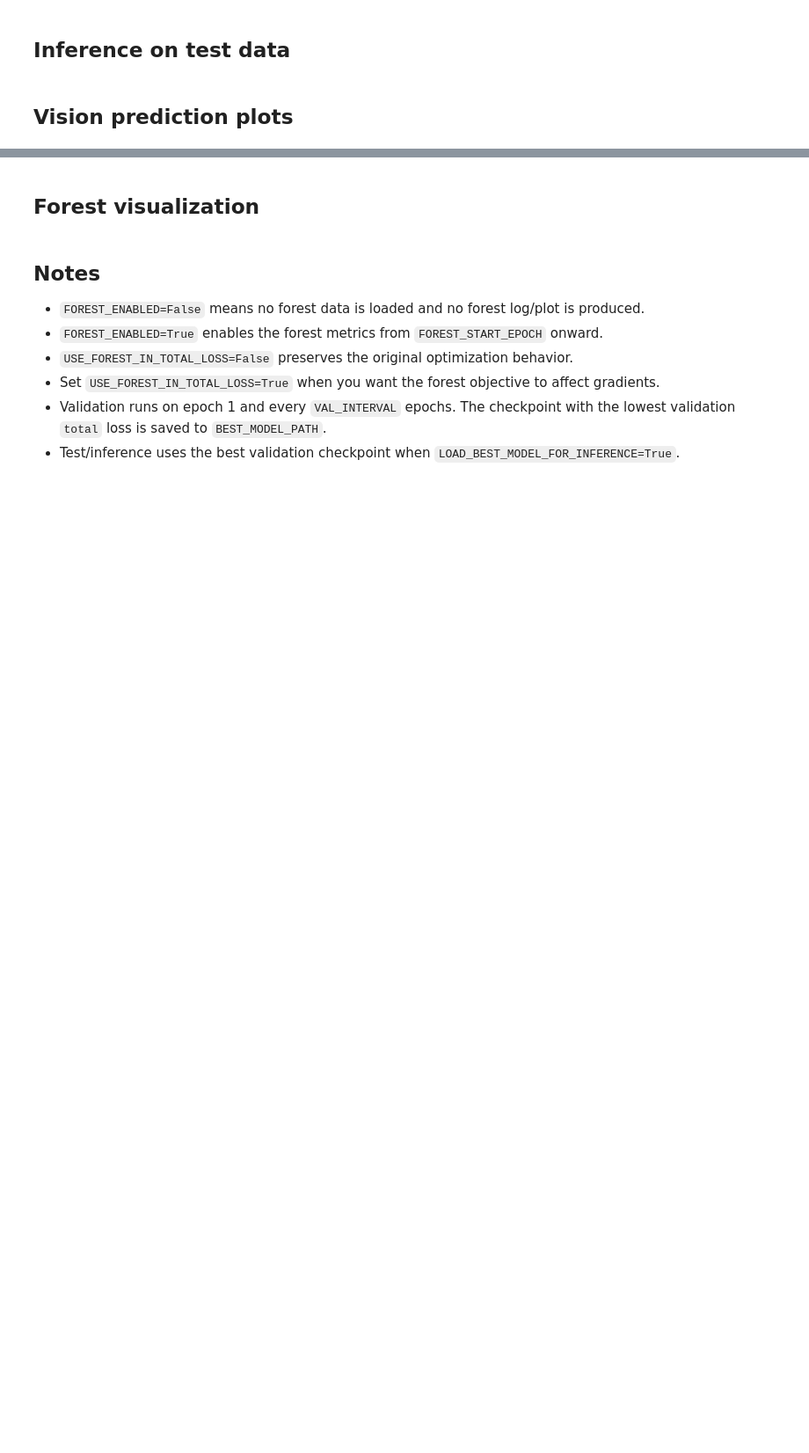
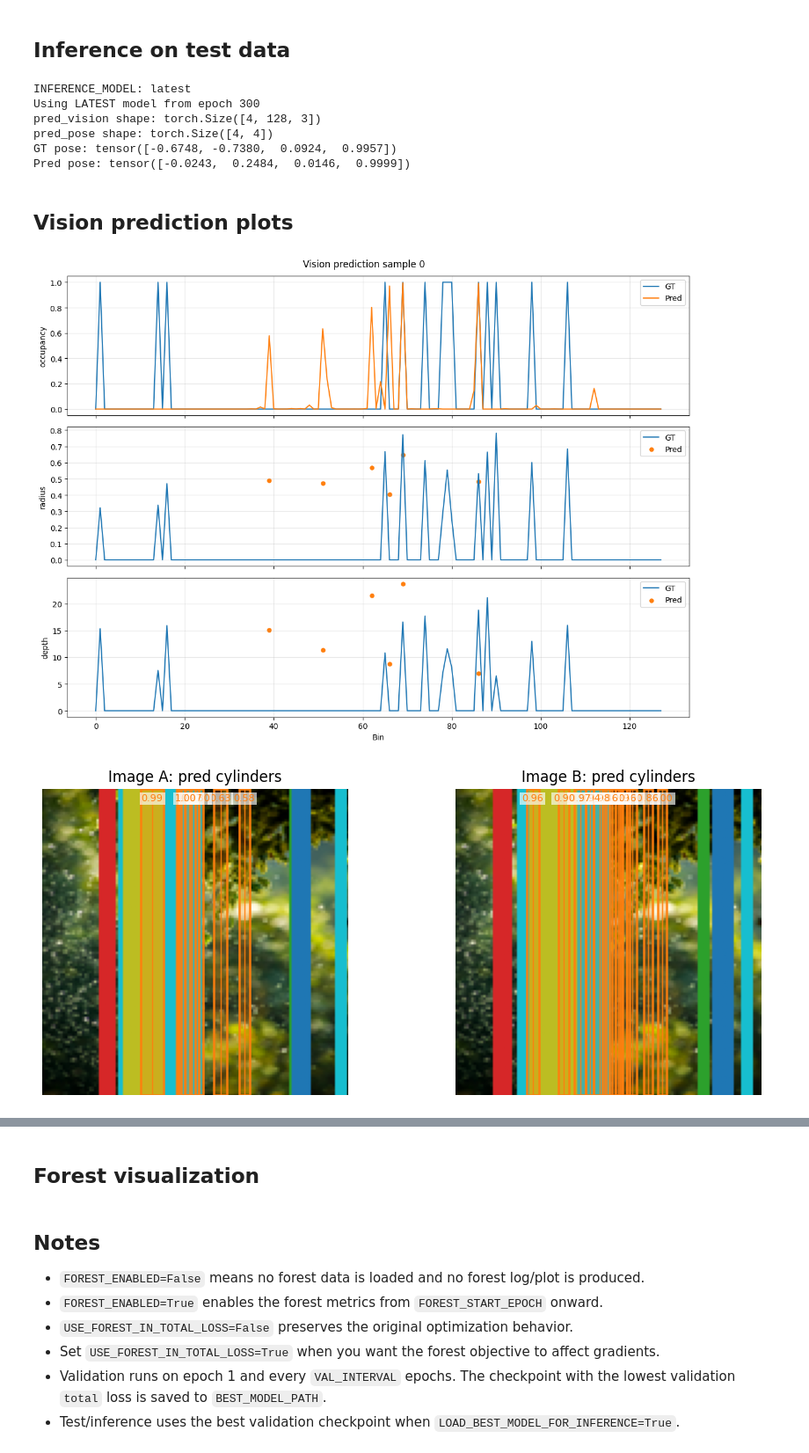
Before and after one commit to jo6815en/pose_from_cylinders, a Jupyter notebook: train_v2.ipynb, the cells around one changed output, grey strips where cells are left out. Shown at 88% size. Cells and saved outputs as stored; diff of their text form; code cells hidden in the pictures; blank space fills up the shorter version.

```diff
--- a/train_v2.ipynb
+++ b/train_v2.ipynb
@@ -176,16 +158,11 @@ def validate():
 
     with torch.no_grad():
         for batch in val_loader:
-            img_a, vision_a, img_b, vision_b, pose_ab = tuple(
-                x.to(device, non_blocking=True) for x in batch
-            )
+            img_a, vision_a, img_b, vision_b, pose_ab = tuple( x.to(device, non_blocking=True) for x in batch )
 
             pred_vision_a, pred_vision_b, pred_pose = model(img_a, img_b)
 
-            trans_err, trans_mag_err, trans_dir_err, yaw_err = pose_errors(
-                pred_pose,
-                pose_ab,
-            )
+            trans_err, trans_mag_err, trans_dir_err, yaw_err = pose_errors( pred_pose, pose_ab, )
 
             totals["translation_error"] += trans_err.item()
             totals["translation_magnitude_error"] += trans_mag_err.item()
@@ -731,26 +854,15 @@ if INFERENCE_MODEL not in {"best", "latest"}:
 if INFERENCE_MODEL == "best":
     checkpoint = torch.load(BEST_MODEL_PATH, map_location=device)
     model.load_state_dict(checkpoint["model_state_dict"])
-    print(
-        f"Using BEST model from epoch {checkpoint['epoch']} "
-        f"with val_total={checkpoint['best_val_loss']:.6f}"
-    )
+    print( f"Using BEST model from epoch {checkpoint['epoch']} " f"with val_total={checkpoint['best_val_loss']:.6f}" )
 else:
     model.load_state_dict(latest_model_state_dict)
     print(f"Using LATEST model from epoch {NUM_EPOCHS}")
 
 model.eval()
 
-infer_dataset = SceneTwoPairsDataset(
-    root_dir="testdataset",
-    return_two_pairs=False,
-)
-infer_loader = DataLoader(
-    infer_dataset,
-    batch_size=INFERENCE_BATCH_SIZE,
-    shuffle=True,
-    num_workers=0,
-)
+infer_dataset = SceneTwoPairsDataset( root_dir="testdataset", return_two_pairs=False, )
+infer_loader = DataLoader( infer_dataset, batch_size=INFERENCE_BATCH_SIZE, shuffle=True, num_workers=0, )
 
 batch = next(iter(infer_loader))
 img_a, vision_a, img_b, vision_b, pose_ab = batch
@@ -771,18 +883,20 @@ if INFERENCE_SHOW_TEXT:
         print("  GT   pose:", pose_to_text(pose_ab[i].detach().cpu()))
         print("  Pred pose:", pose_to_text(pred_pose[i].detach().cpu()))
         pose_err = torch.abs(pred_pose[i] - pose_ab[i]).detach().cpu()
-        print(
-            f"  |err|: tx={pose_err[0]:.3f}, "
-            f"ty={pose_err[1]:.3f}, "
-            f"sin={pose_err[2]:.3f}, "
-            f"cos={pose_err[3]:.3f}"
-        )
+        print( f"  |err|: tx={pose_err[0]:.3f}, " f"ty={pose_err[1]:.3f}, " f"sin={pose_err[2]:.3f}, " f"cos={pose_err[3]:.3f}" )
         print()
 
 print("pred_vision shape:", pred_vision.shape)
 print("pred_pose shape:", pred_pose.shape)
 print("GT pose:", pose_ab[VISION_SAMPLE_IDX].detach().cpu())
 print("Pred pose:", pred_pose[VISION_SAMPLE_IDX].detach().cpu())
+# %% [output]
+INFERENCE_MODEL: latest
+Using LATEST model from epoch 300
+pred_vision shape: torch.Size([4, 128, 3])
+pred_pose shape: torch.Size([4, 4])
+GT pose: tensor([-0.6748, -0.7380,  0.0924,  0.9957])
+Pred pose: tensor([-0.0243,  0.2484,  0.0146,  0.9999])
 # %% [markdown]
 ## Vision prediction plots
 # %%
@@ -807,40 +921,37 @@ if INFERENCE_SHOW_IMAGES:
             ax.plot(bins, pr, label="Pred", color="tab:orange")
         else:
             pr_mask = pr_occ > occ_threshold
-            ax.scatter(
-                bins[pr_mask],
-                pr[pr_mask],
-                label="Pred",
-                color="tab:orange",
-                s=25,
-            )
+            ax.scatter( bins[pr_mask], pr[pr_mask], label="Pred", color="tab:orange", s=25, )
 
         ax.set_ylabel(names[j])
         ax.grid(True, alpha=0.3)
         ax.legend()
 
     axes[-1].set_xlabel("Bin")
     fig.suptitle(f"Vision prediction sample {sample_idx}")
     plt.tight_layout()
     plt.show()
 
     fig_cyl, axes_cyl = plot_estimated_cylinders_on_images(
         [img_a[sample_idx], img_b[sample_idx]],
         [pred_vision[sample_idx], pred_vision_b[sample_idx]],
         titles=["Image A: pred cylinders", "Image B: pred cylinders"],
         occ_threshold=occ_threshold,
         flip_x=True,
     )
     plt.show()
 
     fig, axes = plt.subplots(1, 2, figsize=(8, 4))
     axes[0].imshow(img_a[sample_idx].cpu().permute(1, 2, 0))
     axes[0].set_title("Image A")
     axes[0].axis("off")
     axes[1].imshow(img_b[sample_idx].cpu().permute(1, 2, 0))
     axes[1].set_title("Image B")
     axes[1].axis("off")
     plt.tight_layout()
     plt.show()
 
     plot_relative_pose(pose_ab[sample_idx], pred_pose[sample_idx])
+# %% [output]
+[figure, added]
+[figure, added]
```
Also changed, not shown: parts of 13 cells of this notebook, 3 other files.
